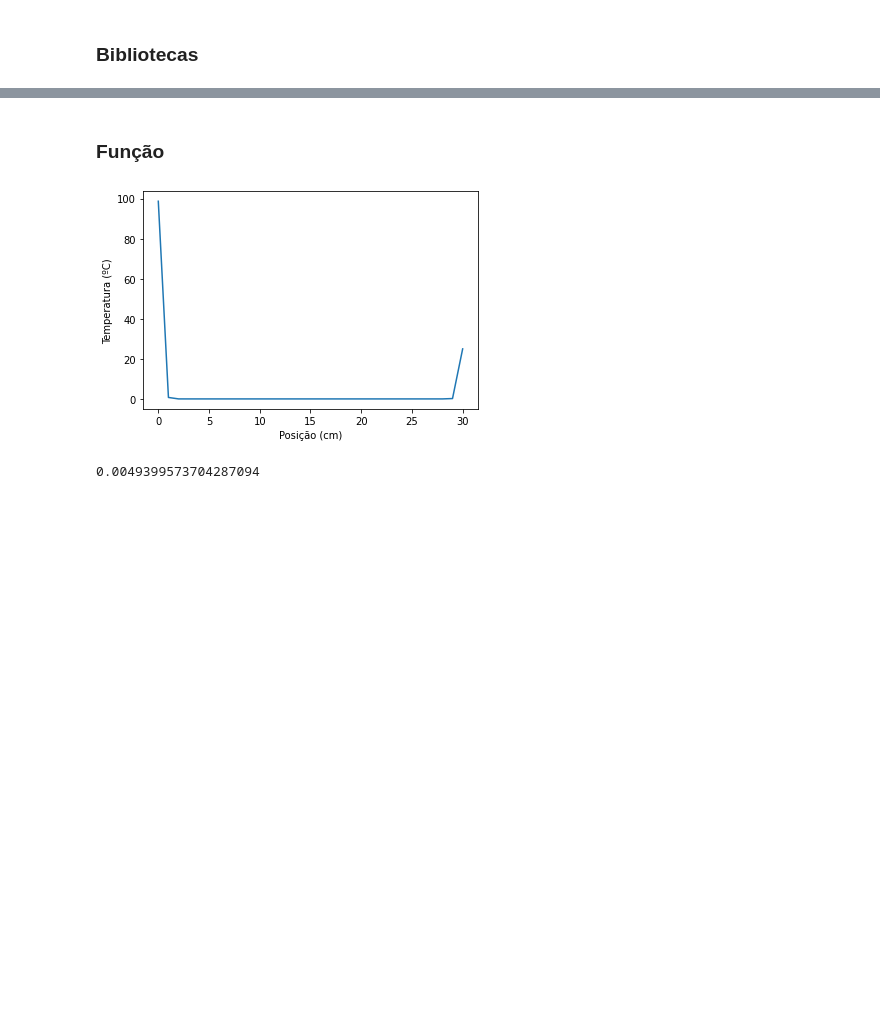
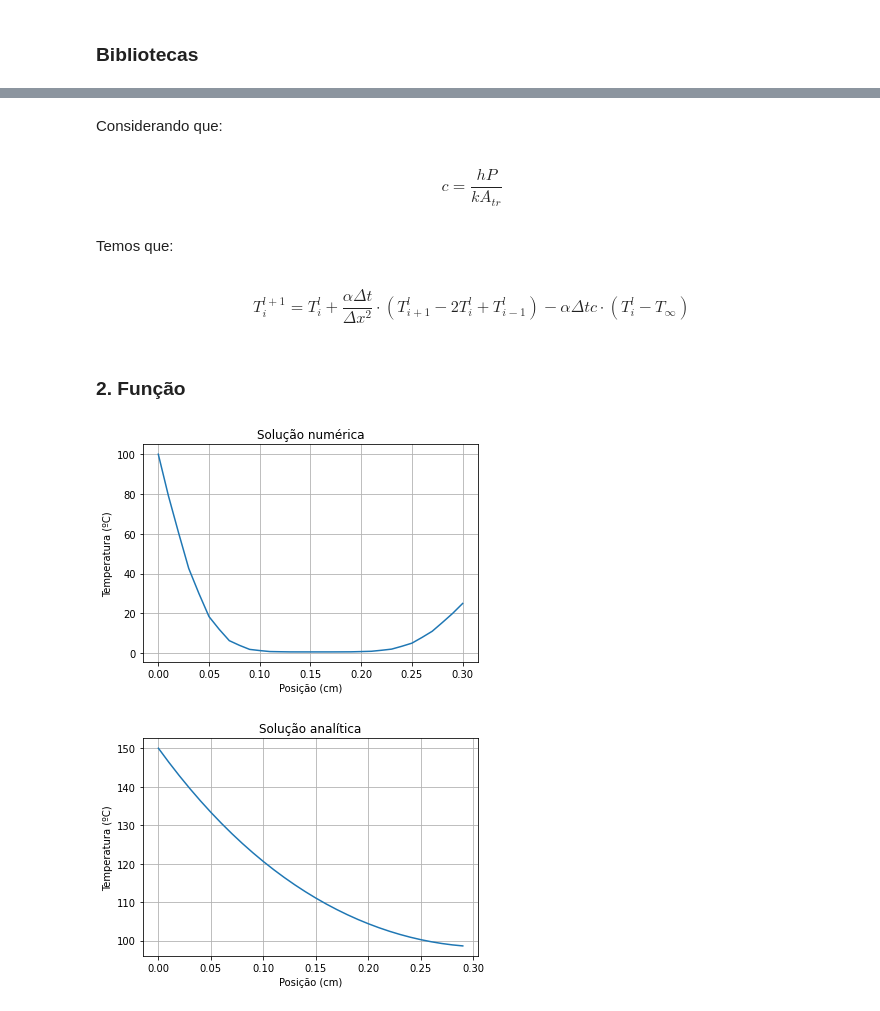
Before and after one commit to josermf2/APS2-MecSol, a Jupyter notebook: aps2-mecsol.ipynb, the cells around one changed output, grey strips where cells are left out. Cells and saved outputs as stored; diff of their text form; code cells hidden in the pictures; blank space fills up the shorter version.

```diff
--- a/aps2-mecsol.ipynb
+++ b/aps2-mecsol.ipynb
@@ -9,5 +27,13 @@ import math
+# %% [markdown]
+Considerando que:
+# %% [markdown]
+$$c = \dfrac{hP}{kA_{tr}}$$
+# %% [markdown]
+Temos que:
+# %% [markdown]
+$$T^{l+1}_{i} = T^{l}_{i} + \dfrac{\alpha\Delta t}{\Delta x^2} \cdot (T^{l}_{i+1} - 2T^{l}_{i} + T^{l}_{i-1}) - \alpha\Delta tc\cdot(T^{l}_{i} - T_{\infty})$$
 # %% [markdown]
-### Função
+### 2. Função
 # %%
 # parâmetros:
 
@@ -22,6 +48,7 @@ import math
 # dx - delta X
 # tt - tempo total
 def CTA(p, cp, k, h, Tf, Tb, r, L, dx, tt):
+    # Comportamento numérico
     perimetro = 2*math.pi*r
     atr = math.pi*(r**2)
     c = (h*perimetro)/(k*atr)
@@ -30,7 +57,7 @@ def CTA(p, cp, k, h, Tf, Tb, r, L, dx, tt):
     tol = 1*10e-10
 
     # Delta T
-    delta_t = (dx**2/(alpha*(c*dx**2)+2))*0.99
+    delta_t = (dx**2/(alpha*(c*dx**2 + 2)))*0.99
 
     # Constante
     cte = alpha*delta_t
@@ -44,37 +71,59 @@ def CTA(p, cp, k, h, Tf, Tb, r, L, dx, tt):
     # Iniciando a matriz com zeros
     T = np.zeros((passos, num_nos))
 
     # Condições de contorno
-    T[:, L] = 25
+    T[:, num_nos-1] = 25
     T[:, 0] = Tb
+
     erro = 0
     for l in range(0, passos-1):
         lista = []
-        for i in range(0, num_nos-1):
+        for i in range(1, num_nos-1):
             T[l+1, i] = T[l, i] + (cte/(dx**2))*(T[l, i+1] - 2*T[l, i] + T[l, i-1]) - (cte*c*(T[l, i] - Tf))
 
             erro = (T[l+1, i] - T[l, i])/T[l+1, i]
 
             lista.append(erro)
 
         if (max(lista) < tol):
             erro = max(lista)
-            break
+            ##break
 
 
     T = np.array(T[passos-1, :])
     x = np.linspace(0, L, num_nos)
 
     plt.plot(x, T)
     plt.xlabel("Posição (cm)")
     plt.ylabel("Temperatura (ºC)")
+    plt.title("Solução numérica")
+    plt.grid()
+    plt.show()
+
+    # Comportamento analítico
+    m = math.sqrt((h*perimetro)/(k*atr))
+    v = h/(m*k)
+    cosh_mL = math.cosh(m*L)
+    senh_mL = math.sinh(m*L)
+
+    lista_pos = np.arange(0, L, 0.01)
+    lista_temp = []
+    for x in lista_pos:
+        res = (math.cosh(m*(L - x)) + v*math.sinh(m*(L - x)))/(cosh_mL + v*senh_mL)
+        t = res*Tb + Tf
+        lista_temp.append(t)
+
+    plt.title("Solução analítica")
+    plt.plot(lista_pos, lista_temp)
+    plt.xlabel("Posição (cm)")
+    plt.ylabel("Temperatura (ºC)")
+    plt.grid()
     plt.show()
 
     return erro
 
 
-erro = CTA(2700, 896, 180, 50, 50, 100, 5, 30, 1, 100)
-print(erro)
+erro = CTA(2700, 896, 180, 50, 50, 100, 30/1000, 300/1000, 1e-2, 10)
 # %% [output]
-[figure, old version]
+[figure, new version]
-0.0049399573704287094
+[figure, added]
```
Also changed, not shown: parts of 8 cells of this notebook.
